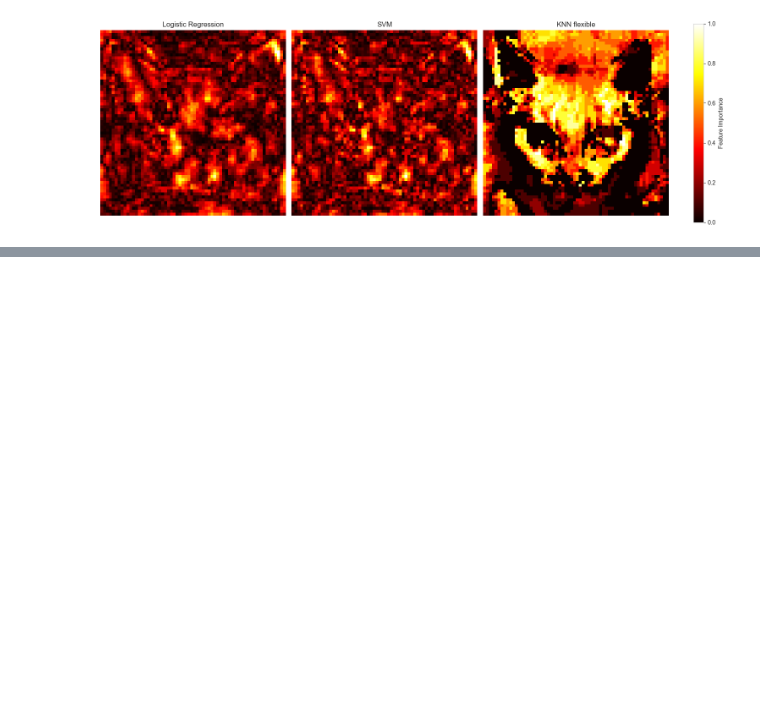
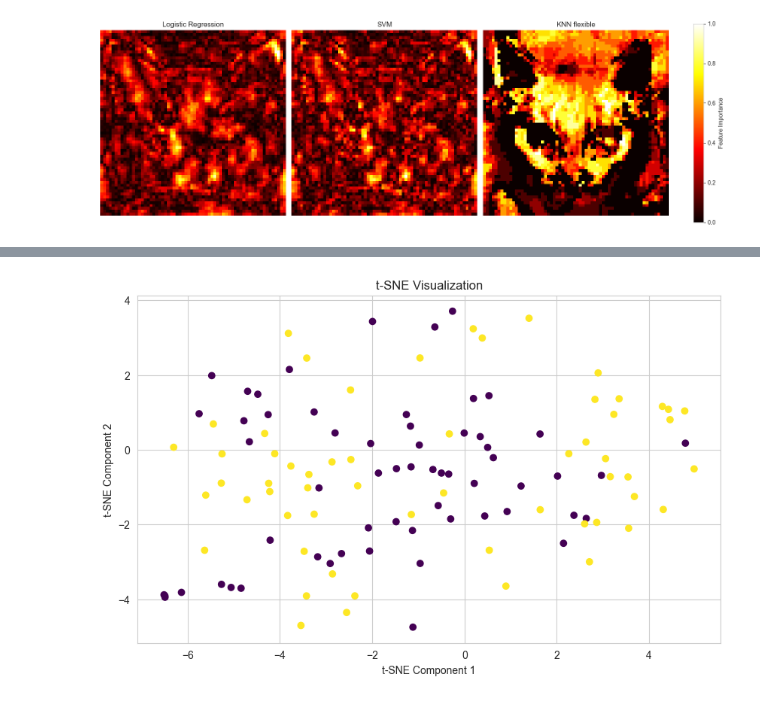
Before and after one commit to rikardradovac/Statistical-learning-for-big-data, a Jupyter notebook: AS3/1.1.ipynb, the cells around one changed output, grey strips where cells are left out. Drawn from its saved outputs; the diff is of its cells as text; code cells hidden in the pictures; blank space fills up the shorter version.

```diff
--- a/AS3/1.1.ipynb
+++ b/AS3/1.1.ipynb
@@ -201,0 +253,13 @@ Feature Importance: (4096,)
+# %%
+# Reduce dimensionality with t-SNE
+tsne = TSNE(n_components=2, random_state=42)
+X_tsne = tsne.fit_transform(X_scaled)  # Use PCA-reduced data as input
+
+plt.figure(figsize=(10, 6))
+plt.scatter(X_tsne[:, 0], X_tsne[:, 1], c=y, cmap='viridis')
+plt.xlabel('t-SNE Component 1')
+plt.ylabel('t-SNE Component 2')
+plt.title('t-SNE Visualization')
+plt.show()
+# %% [output]
+[figure, added]
```
Also changed, not shown: parts of 6 cells of this notebook.
